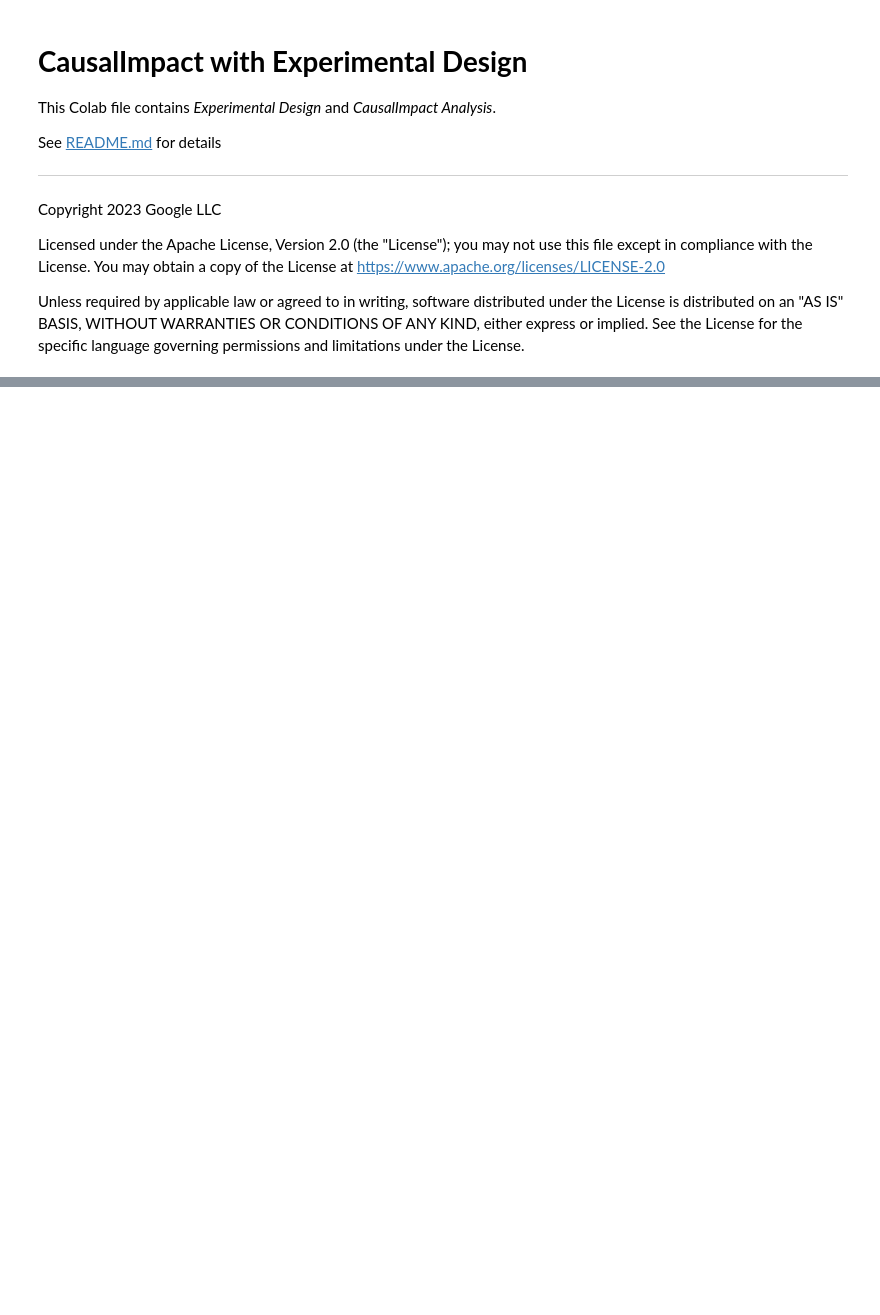
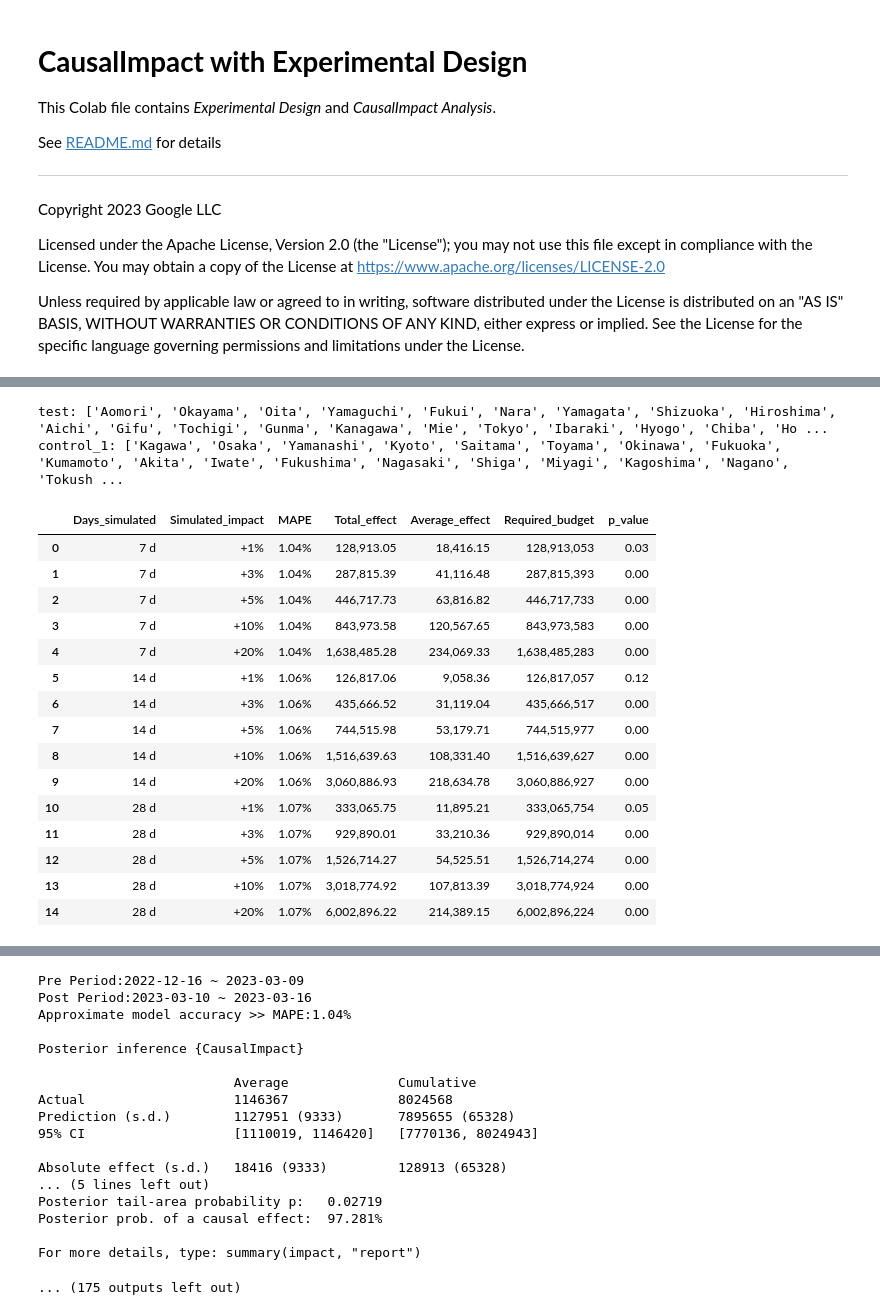
Before and after one commit to google/business_intelligence_group, a Jupyter notebook: solutions/causal-impact/CausalImpact_with_Experimental_Design.ipynb, the cells around one changed output, grey strips where cells are left out. Drawn from its saved outputs; the diff is of its cells as text; code cells hidden in the pictures; blank space fills up the shorter version.

```diff
--- a/solutions/causal-impact/CausalImpact_with_Experimental_Design.ipynb
+++ b/solutions/causal-impact/CausalImpact_with_Experimental_Design.ipynb
@@ -1071,22 +16,0 @@ class ExperimentalDesign(PreProcess):
-# %%
-# @title Step.2
-if purpose_selection.selected_index == 0:
-  analysis = CausalImpact_Analysis()
-  analysis.load_data(
-      analysis.soure_selection, analysis.sheet_url, analysis.sheet_name,
-      analysis.csv_name, analysis.bq_project_id, analysis.bq_table_name)
-  analysis.data_shaping(
-      analysis.data_type_selection, analysis.date_col, analysis.pivot_col, analysis.kpi_col)
-  analysis.analyze()
-elif purpose_selection.selected_index == 1:
-  design = ExperimentalDesign()
-  design.load_data(
-      design.soure_selection, design.sheet_url, design.sheet_name,
-      design.csv_name, design.bq_project_id, design.bq_table_name
-  )
-  design.data_shaping(
-      design.data_type_selection, design.date_col, design.pivot_col, design.kpi_col
-  )
-  design.design()
-else:
-  print('Please choose Experimental Design or CausalImpact Analysis in Step.1 for the purpose of the analysis.')
@@ -1104,0 +1140,4 @@ design.plot()
+# %%
+# @title Step.1
+case_2 = CausalImpact()
+case_2.generate_purpose_section()
@@ -1104,0 +1215,15 @@ design.plot()
+# %%
+# @title Step.3
+if case_2.purpose_selection.selected_index == 0:
+  case_2.display_causalimpact_object(
+      case_2.ci_objs[0],
+      case_2.df_shaped,
+      case_2.date_col.value,
+      case_2.pre_period_start.value,
+      case_2.pre_period_end.value,
+      case_2.post_period_start.value,
+      case_2.post_period_end.value,
+  )
+else:
+  case_2.generate_simulation()
+# %% [output]
@@ -1104,0 +1232,18 @@ design.plot()
+test: ['Aomori', 'Okayama', 'Oita', 'Yamaguchi', 'Fukui', 'Nara', 'Yamagata', 'Shizuoka', 'Hiroshima', 'Aichi', 'Gifu', 'Tochigi', 'Gunma', 'Kanagawa', 'Mie', 'Tokyo', 'Ibaraki', 'Hyogo', 'Chiba', 'Ho ...
+control_1: ['Kagawa', 'Osaka', 'Yamanashi', 'Kyoto', 'Saitama', 'Toyama', 'Okinawa', 'Fukuoka', 'Kumamoto', 'Akita', 'Iwate', 'Fukushima', 'Nagasaki', 'Shiga', 'Miyagi', 'Kagoshima', 'Nagano', 'Tokush ...
+|  | Days_simulated | Simulated_impact | MAPE | Total_effect | Average_effect | Required_budget | p_value |
+| 0 | 7 d | +1% | 1.04% | 128,913.05 | 18,416.15 | 128,913,053 | 0.03 |
+| 1 | 7 d | +3% | 1.04% | 287,815.39 | 41,116.48 | 287,815,393 | 0.00 |
+| 2 | 7 d | +5% | 1.04% | 446,717.73 | 63,816.82 | 446,717,733 | 0.00 |
+| 3 | 7 d | +10% | 1.04% | 843,973.58 | 120,567.65 | 843,973,583 | 0.00 |
+| 4 | 7 d | +20% | 1.04% | 1,638,485.28 | 234,069.33 | 1,638,485,283 | 0.00 |
+| 5 | 14 d | +1% | 1.06% | 126,817.06 | 9,058.36 | 126,817,057 | 0.12 |
+| 6 | 14 d | +3% | 1.06% | 435,666.52 | 31,119.04 | 435,666,517 | 0.00 |
+| 7 | 14 d | +5% | 1.06% | 744,515.98 | 53,179.71 | 744,515,977 | 0.00 |
+| 8 | 14 d | +10% | 1.06% | 1,516,639.63 | 108,331.40 | 1,516,639,627 | 0.00 |
+| 9 | 14 d | +20% | 1.06% | 3,060,886.93 | 218,634.78 | 3,060,886,927 | 0.00 |
+| 10 | 28 d | +1% | 1.07% | 333,065.75 | 11,895.21 | 333,065,754 | 0.05 |
+| 11 | 28 d | +3% | 1.07% | 929,890.01 | 33,210.36 | 929,890,014 | 0.00 |
+| 12 | 28 d | +5% | 1.07% | 1,526,714.27 | 54,525.51 | 1,526,714,274 | 0.00 |
+| 13 | 28 d | +10% | 1.07% | 3,018,774.92 | 107,813.39 | 3,018,774,924 | 0.00 |
+| 14 | 28 d | +20% | 1.07% | 6,002,896.22 | 214,389.15 | 6,002,896,224 | 0.00 |
@@ -1104,0 +1257,18 @@ design.plot()
+Pre Period:2022-12-16 ~ 2023-03-09
+Post Period:2023-03-10 ~ 2023-03-16
+Approximate model accuracy >> MAPE:1.04%
+
+Posterior inference {CausalImpact}
+
+                         Average              Cumulative
+Actual                   1146367              8024568
+Prediction (s.d.)        1127951 (9333)       7895655 (65328)
+95% CI                   [1110019, 1146420]   [7770136, 8024943]
+
+Absolute effect (s.d.)   18416 (9333)         128913 (65328)
+... (5 lines left out)
+Posterior tail-area probability p:   0.02719
+Posterior prob. of a causal effect:  97.281%
+
+For more details, type: summary(impact, "report")
+... (175 outputs left out)
```
Also changed, not shown: parts of 10 cells of this notebook.
